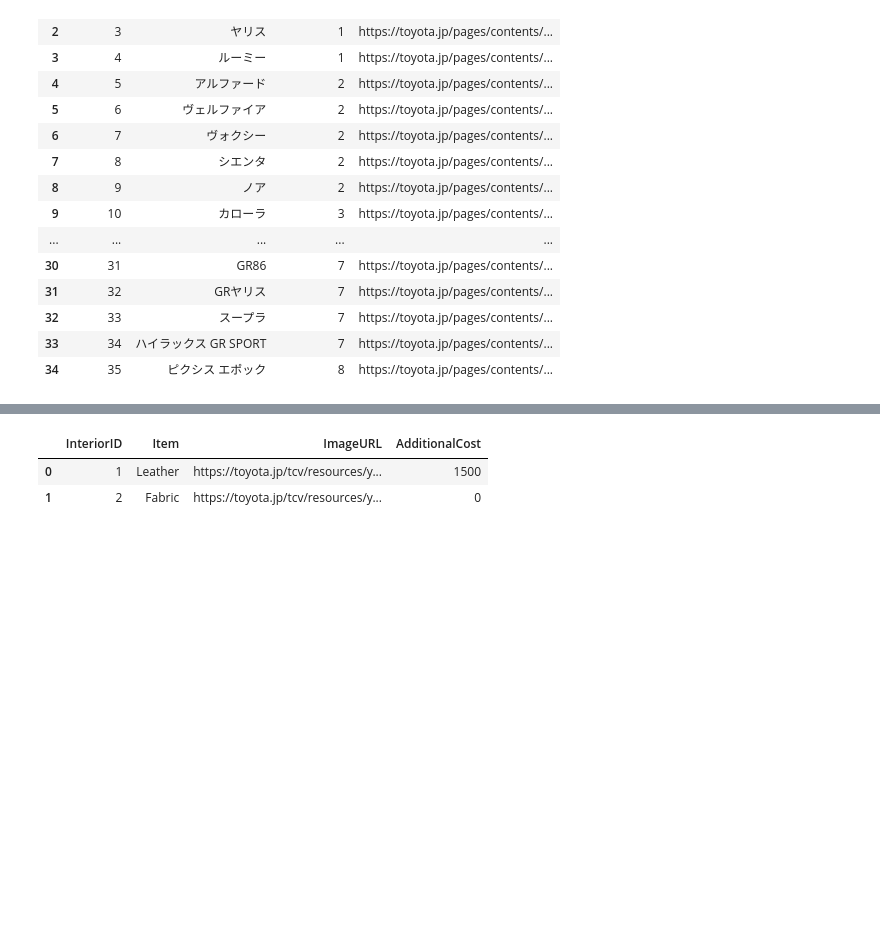
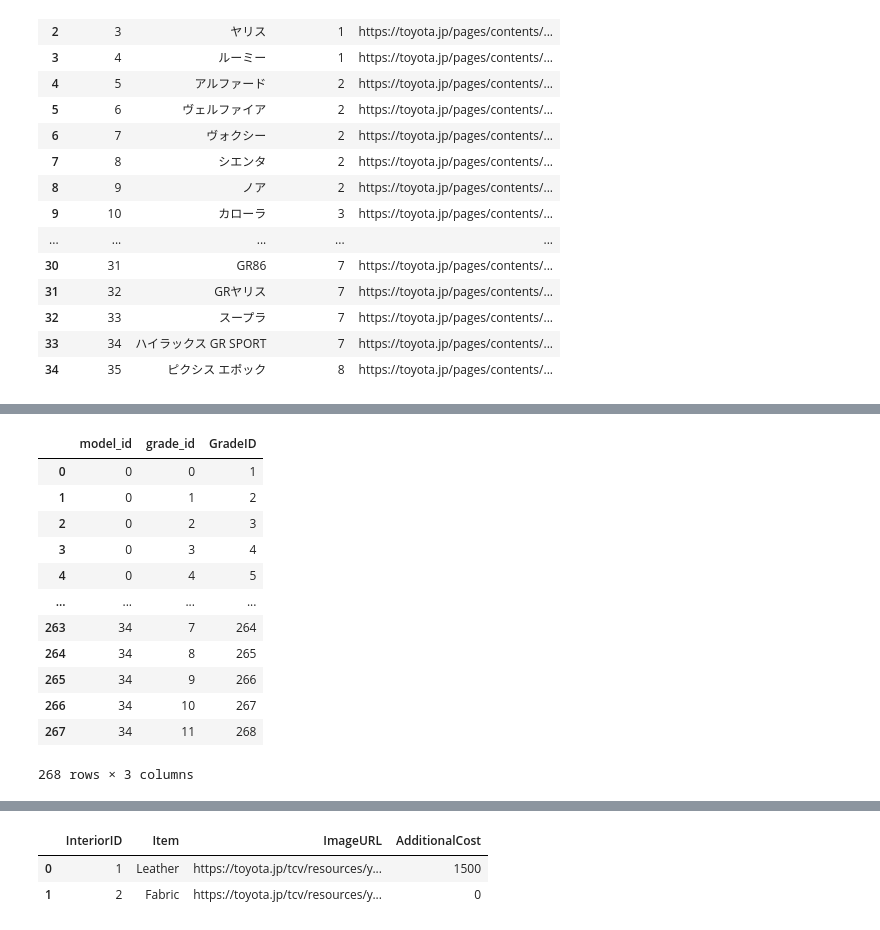
Before and after one commit to sadanobu-mizusako/python-part-ja-1-cap-2, a Jupyter notebook: data_collector/csv2json.ipynb, the cells around one changed output, grey strips where cells are left out. Saved outputs shown, nothing was run; the diff lists cells and outputs as text; code cells hidden in the pictures; blank space fills up the shorter version.

```diff
--- a/data_collector/csv2json.ipynb
+++ b/data_collector/csv2json.ipynb
@@ -111,3 +127,20 @@ display(df_car_grades)
+# %%
+df_mapping = df_car_grades_enrich[["model_id", "grade_id", "GradeID"]]
+df_mapping
+# %% [output]
+|  | model_id | grade_id | GradeID |
+| 0 | 0 | 0 | 1 |
+| 1 | 0 | 1 | 2 |
+| 2 | 0 | 2 | 3 |
+| 3 | 0 | 3 | 4 |
+| 4 | 0 | 4 | 5 |
+| ... | ... | ... | ... |
+| 263 | 34 | 7 | 264 |
+| 264 | 34 | 8 | 265 |
+| 265 | 34 | 9 | 266 |
+| 266 | 34 | 10 | 267 |
+| 267 | 34 | 11 | 268 |
+268 rows × 3 columns
 # %%
 df_exteriors = pd.read_csv("./asset/exterior_parts.csv").drop(columns=["Unnamed: 0"])
 
```
Also changed, not shown: parts of 3 cells of this notebook, 4 other files.
